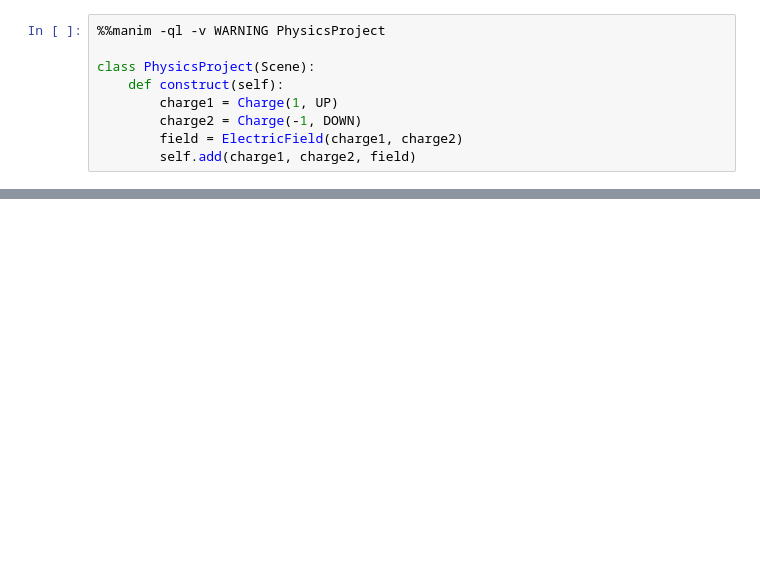
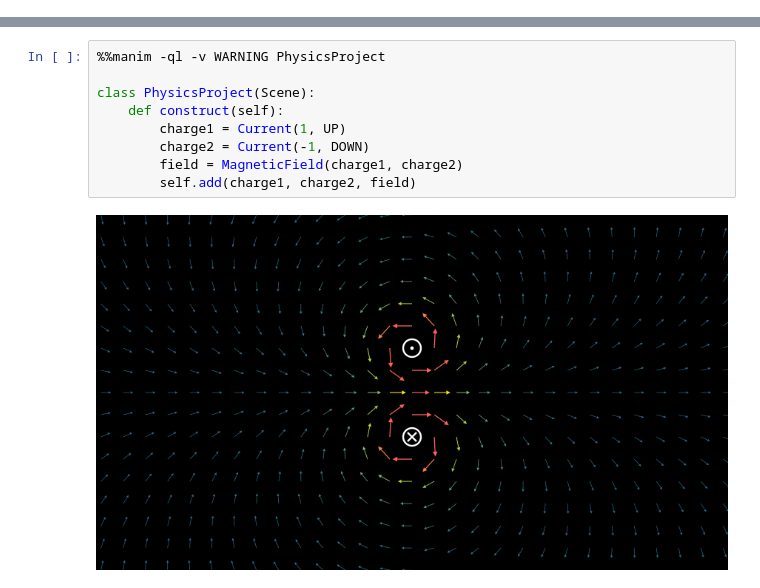
Before and after one commit to Letao-WANG/L3, a Jupyter notebook: Physique/PhysicsProjet.ipynb, the cells around one changed output, grey strips where cells are left out. Cells and saved outputs as stored; diff of their text form; blank space fills up the shorter version.

```diff
--- a/Physique/PhysicsProjet.ipynb
+++ b/Physique/PhysicsProjet.ipynb
@@ -3,9 +4,0 @@ from manim import *
-# %%
-%%manim -ql -v WARNING PhysicsProject
-
-class PhysicsProject(Scene):
-    def construct(self):
-        charge1 = Charge(1, UP)
-        charge2 = Charge(-1, DOWN)
-        field = ElectricField(charge1, charge2)
-        self.add(charge1, charge2, field)
@@ -12,3 +117,14 @@ class PhysicsProject(Scene):
+# %%
+%%manim -ql -v WARNING PhysicsProject
+
+class PhysicsProject(Scene):
+    def construct(self):
+        charge1 = Current(1, UP)
+        charge2 = Current(-1, DOWN)
+        field = MagneticField(charge1, charge2)
+        self.add(charge1, charge2, field)
+# %% [output]
+[figure, added]
 # %%
 %%manim -ql -v WARNING FirstScene
 
```
Also changed, not shown: parts of 6 cells of this notebook, 4 other files.
